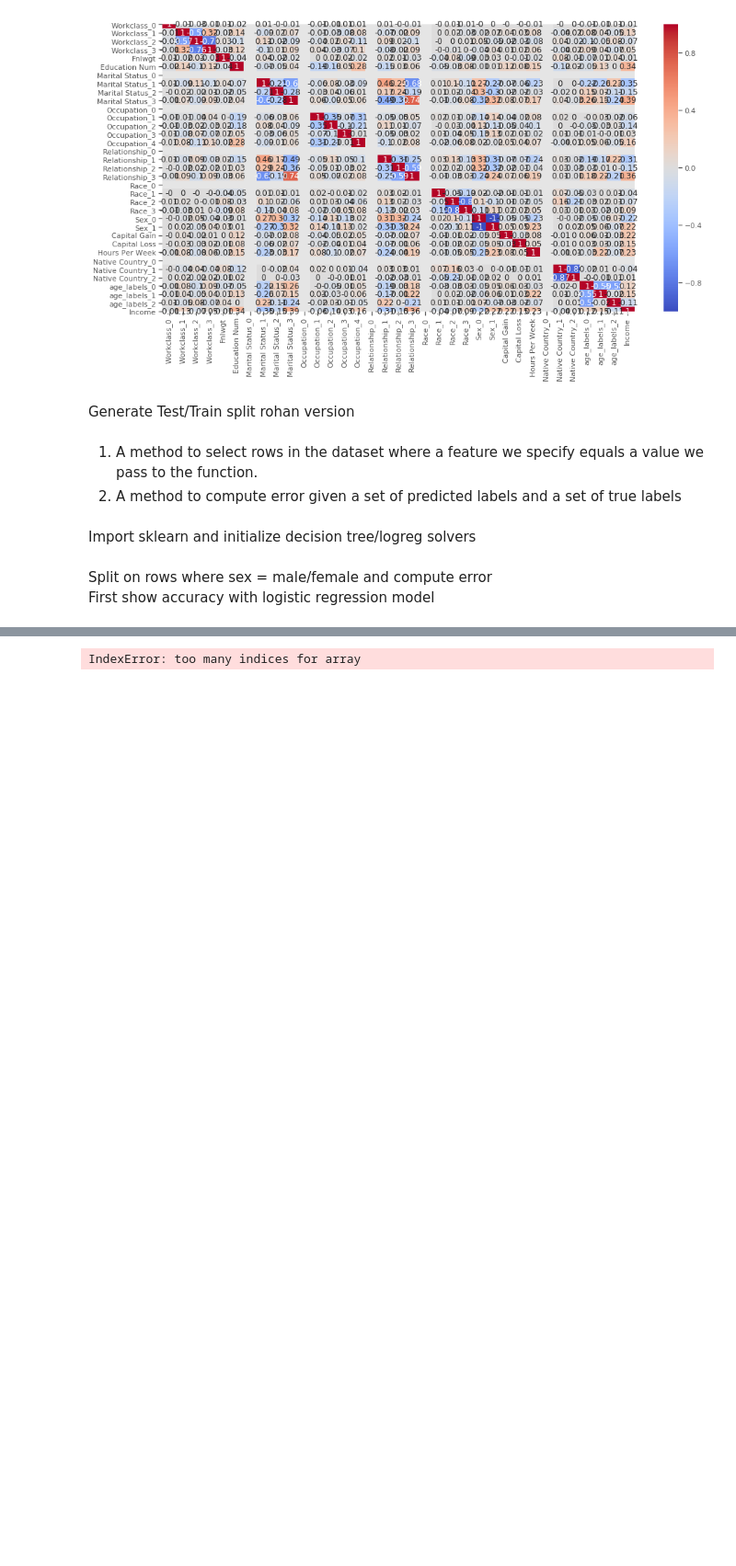
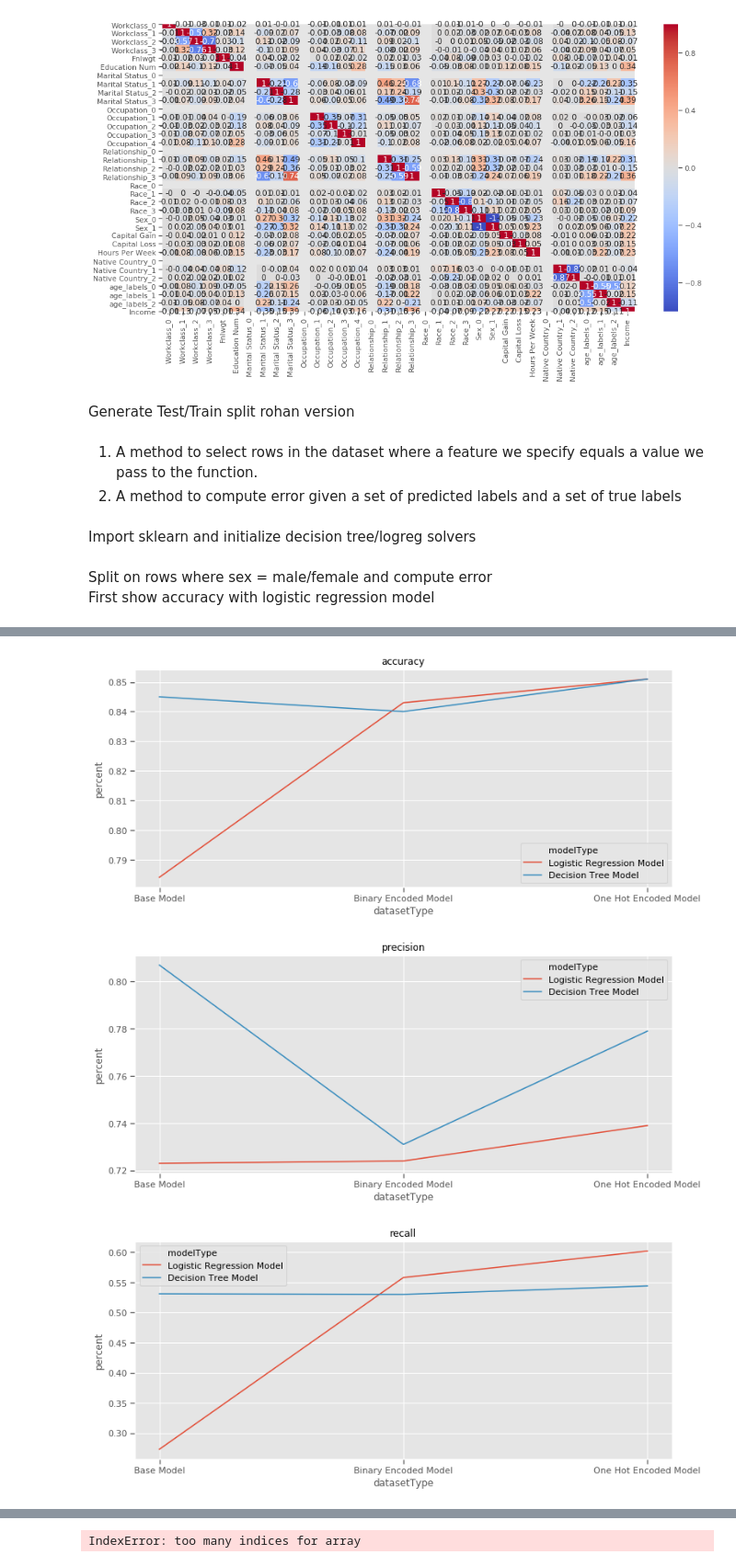
Before and after one commit to rkrishn7/CSE146_Final, a Jupyter notebook: Project.ipynb, the cells around one changed output, grey strips where cells are left out. Shown at 92% size. Saved outputs shown, nothing was run; the diff lists cells and outputs as text; code cells hidden in the pictures; blank space fills up the shorter version.

Commit message:
got everything but roc curve

```diff
--- a/Project.ipynb
+++ b/Project.ipynb
@@ -953,0 +965,10 @@ Binary Encoded Model
+# %%
+#charts of accuracy ect
+d = {'datasetType': dsType, 'modelType': modType, 'accuracy': acc, 'precision': prec, 'recall': rec, 'specificity': spec, 'f1-score': f1}
+metrics = pd.DataFrame(data=d)
+numdf = metrics.select_dtypes(include=numerics)
+metCols = numdf.columns.tolist()
+metrics
+# np.asarray(acc)
+# df2 = pd.DataFrame(np.array(acc, prec, rec, spec, f1),
+#                     columns=['accuracy', 'precision', 'recall', 'specificity', 'f1-score'])
@@ -953,0 +983,15 @@ Binary Encoded Model
+# %%
+for col in metCols:
+#     plt.style.use('seaborn-colorblind')
+    plt.figure(figsize=(12,5))
+    plt.style.use('ggplot')
+    sns.set_context("notebook")
+    sns.lineplot(x = 'datasetType', y = col, hue = 'modelType', data = metrics).set_title(col)
+#     sns.relplot(x = 'modelType', y = col, hue = 'datasetType', data = metrics, kind="line")
+    plt.ylabel('percent')
+    plt.legend()
+    plt.show()
+# %% [output]
+[figure, added]
+[figure, added]
+[figure, added]
```
Also changed, not shown: parts of 6 cells of this notebook.
